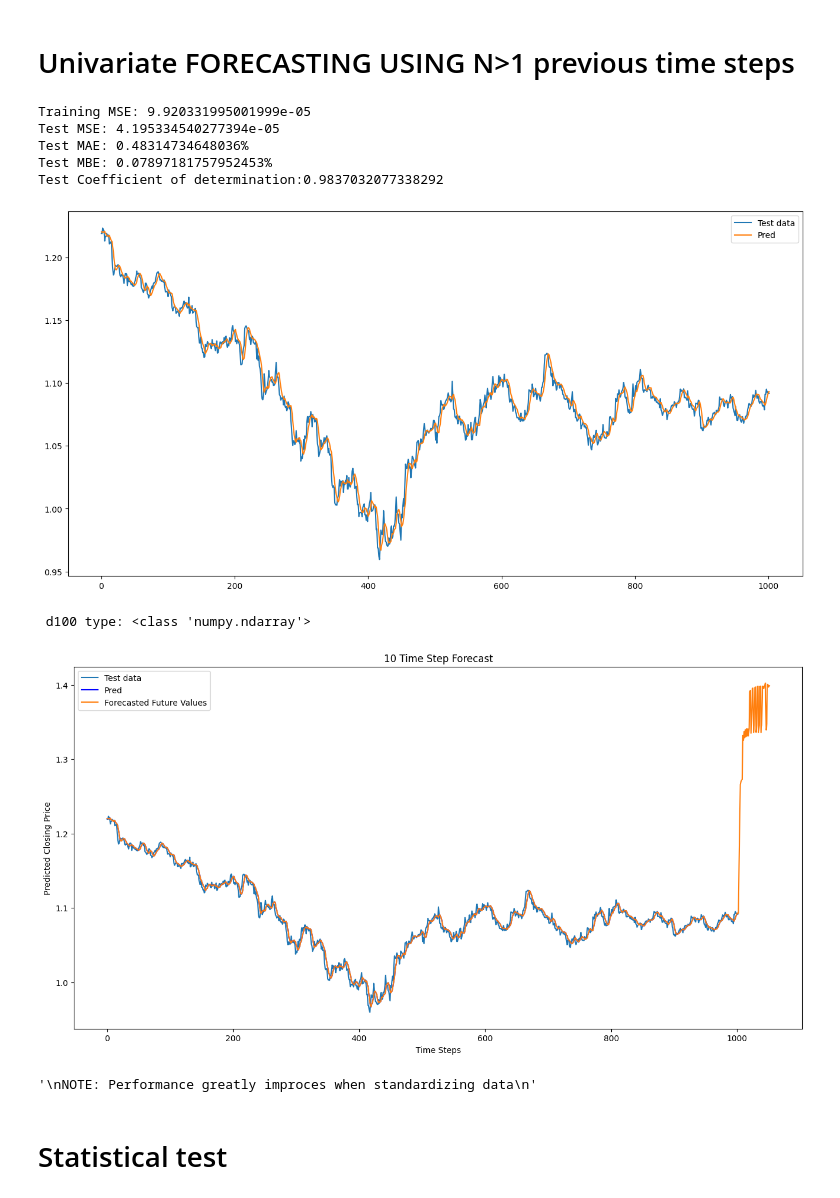
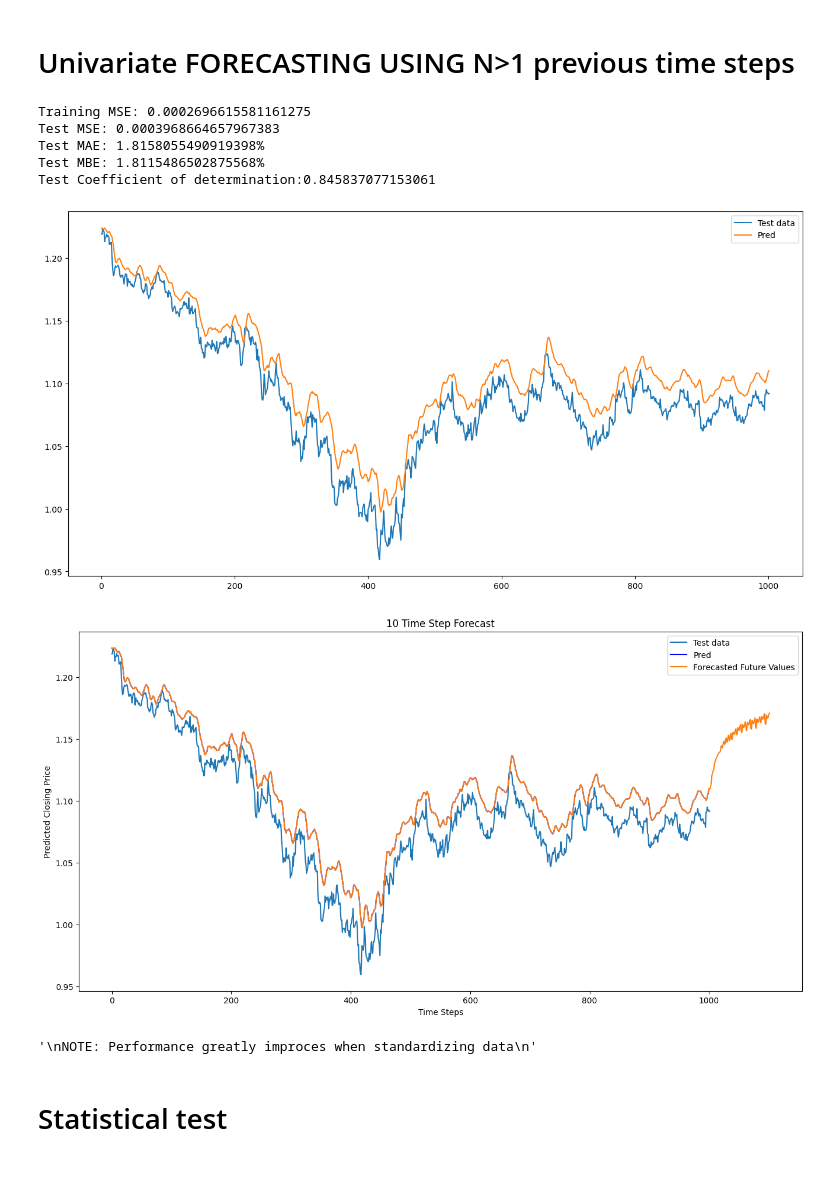
Before and after one commit to D-Mutabazi/Data-Engineering-Projects-and-Coursework, a Jupyter notebook: MLR_forecast.ipynb, the cells around one changed output. Drawn from its saved outputs; the diff is of its cells as text; code cells hidden in the pictures; blank space fills up the shorter version.

Commit message:
MLR -univariate regession forecasting with scaled and unscaled values

```diff
--- a/MLR_forecast.ipynb
+++ b/MLR_forecast.ipynb
@@ -518,23 +518,33 @@ X_train, X_test, y_train, y_test = train_test_split(X, Y,  test_size=0.2, random
 y_train = y_train.values.ravel()
 y_test = y_test.values.ravel()
 
-# scale data
-# scaler = StandardScaler()
-# X_train = scaler.fit_transform(X_train)
-# X_test = scaler.transform(X_test)
+scale_data =  0 # scale data
 
-#scale response
-# scaler_y = StandardScaler()
-# y_train_scaled = scaler_y.fit_transform(y_train.reshape(-1, 1))  # Scale y_train
-# y_test_scaled = scaler_y.transform(y_test.reshape(-1, 1))  # Scale y_test using
+if scale_data == 1:
+
+    scaler = StandardScaler()
+    X_train = scaler.fit_transform(X_train)
+    X_test = scaler.transform(X_test)
+
+    scaler_y = StandardScaler()
+    y_train = (scaler_y.fit_transform(y_train.reshape(-1, 1))).flatten()  # Scale y_train
+    y_test =(scaler_y.transform(y_test.reshape(-1, 1))).flatten()  # Scale y_test using the same scaler
+
+    # print(f'before train_resp:{y_train.shape}')
+    # print(f'after train_resp:{(y_train_scaled.flatten()).shape}')
 
 # Initialize and train the model
-model = LinearRegression(learning_rate=0.01, n_iterations=1000)
+model = LinearRegression(learning_rate=0.01, n_iterations=200)
 model.fit(X_train, y_train)
 
 # Make Forecast
 y_pred_train = model.predict(X_train)
 y_pred_test = model.predict(X_test)
+
+#perform inverse transform if data and response scaled
+if scale_data==1:
+    y_pred_test = scaler_y.inverse_transform(y_pred_test.reshape(-1,1))  # Convert predictions back to original scale
+    y_test = scaler_y.inverse_transform(y_test.reshape(-1,1))  # Convert original data back to original scale
 
 # Evaluate the model
 train_mse = mean_squared_error(y_train, y_pred_train)
@@ -548,53 +558,60 @@ print(f'Test MSE: {test_mse}\nTest MAE: {test_mae*100}%\nTest MBE: {test_mbe*100
 
 plt.figure(figsize=(16, 8))
 plt.plot(y_test,label='Test data')
 plt.plot(y_pred_test, label='Pred')
 plt.legend()
 plt.show()
 
-# Perform future forecasting
-test_last_100 =[]
-test_last_100 = X_test.iloc[-1].to_numpy()  # Use the last row of X_test (100 previous time steps) - if using STD scalar , comment out
-# test_last_100 = X_test[-1]
-print(f' d100 type: {type(test_last_100)}')
+#        Perform future out of sample forecasting      #
+last_row_test_set =[]
+if scale_data==1:
+    last_row_test_set = X_test[-1] #data indexed different if scaled
+else:
+    last_row_test_set = X_test.iloc[-1].to_numpy()  # Use the last row of X_test (100 previous time steps) - if using STD scalar , comment out
+
 forecastedRate = []
+n_future = 100  # Forecast X time steps ahead
 
-n_future = 50  # Forecast 10 time steps ahead
 for i in range(n_future):
-    y_predict = model.predict(test_last_100[-lag_window_period:]) # Predict next time step
+    y_predict = model.predict(last_row_test_set[-lag_window_period:]) # Predict next time step
 
     forecastedRate.append(y_predict)  # Store prediction
 
-    # Update test_last_100 to include the new prediction and remove the oldest value
-    test_last_100 = np.roll(test_last_100, -1)  # Shift values left
-    test_last_100 = np.append(test_last_100, y_predict)  # Add the new prediction at the end
+    # Update last_row_test_set to include the new prediction and remove the oldest value
+    last_row_test_set = np.roll(last_row_test_set, -1)  # Shift values left
+    last_row_test_set = np.append(last_row_test_set, y_predict)  # Add the new prediction at the end
 
-y_pred_combined = np.concatenate([y_pred_test, forecastedRate])
+if scale_data==1:
+    forecastedRate = np.array(forecastedRate).reshape(-1,1)
+    forecastedRate = scaler_y.inverse_transform(forecastedRate)  # Convert forecast back to original scale (inverse transform)
+    y_pred_combined = np.concatenate([y_pred_test, forecastedRate])
+else:
+    y_pred_combined = np.concatenate([y_pred_test, forecastedRate])
+
 
 # Plot the forecasted results
 plt.figure(figsize=(16, 8))
 plt.plot(y_test,label='Test data')
 plt.plot(y_pred_test, label='Pred', color='blue')
 plt.plot(y_pred_combined, label='Forecasted Future Values')
 plt.xlabel('Time Steps')
 plt.ylabel('Predicted Closing Price')
 plt.title('10 Time Step Forecast')
 plt.legend()
 plt.show()
 
 '''
 NOTE: Performance greatly improces when standardizing data
 '''
 # %% [output]
-Training MSE: 9.920331995001999e-05
-Test MSE: 4.195334540277394e-05
-Test MAE: 0.48314734648036%
-Test MBE: 0.07897181757952453%
-Test Coefficient of determination:0.9837032077338292
+Training MSE: 0.0002696615581161275
+Test MSE: 0.0003968664657967383
+Test MAE: 1.8158055490919398%
+Test MBE: 1.8115486502875568%
+Test Coefficient of determination:0.845837077153061
-[figure, old version]
+[figure, new version]
+[figure, new version]
- d100 type: <class 'numpy.ndarray'>
+'\nNOTE: Performance greatly improces when standardizing data\n'
-[figure, old version]
-'\nNOTE: Performance greatly improces when standardizing data\n'
 # %% [markdown]
 # Statistical test
 # %%
```
